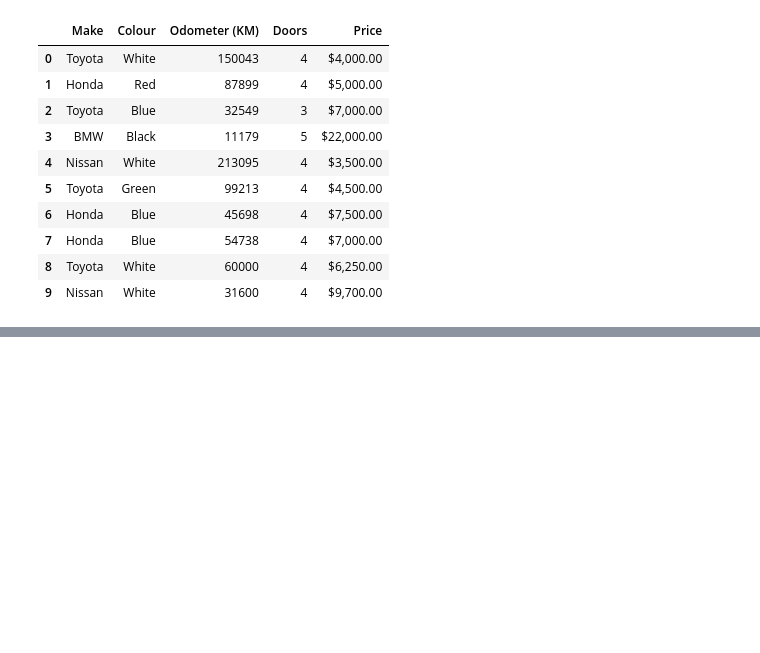
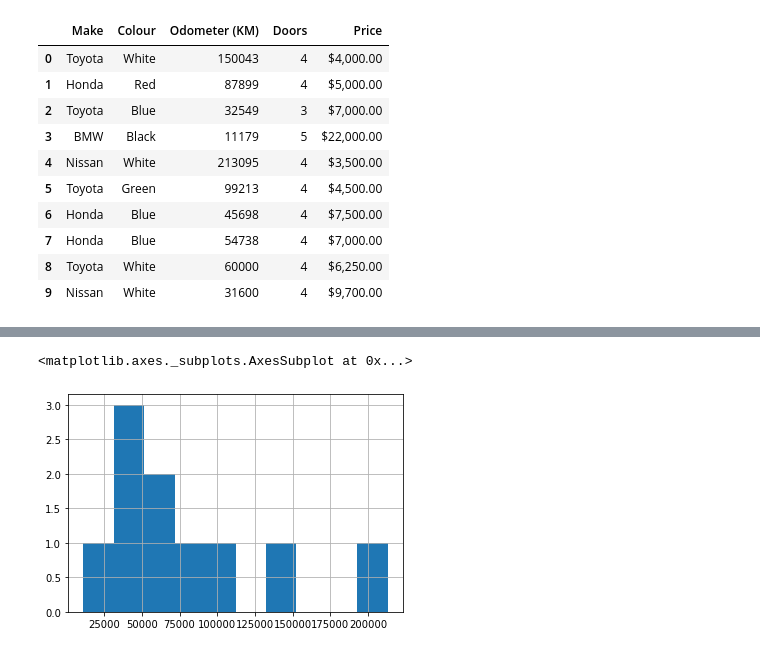
Before and after one commit to UnbiasedEagle/ml-ai, a Jupyter notebook: pandas/introduction-to-pandas.ipynb, the cells around one changed output, grey strips where cells are left out. Saved outputs shown, nothing was run; the diff lists cells and outputs as text; code cells hidden in the pictures; blank space fills up the shorter version.

```diff
--- a/pandas/introduction-to-pandas.ipynb
+++ b/pandas/introduction-to-pandas.ipynb
@@ -115,0 +305,5 @@ exported_car_Sale
+# %%
+df["Odometer (KM)"].hist()
+# %% [output]
+<matplotlib.axes._subplots.AxesSubplot at 0x...>
+[figure, added]
```
Also changed, not shown: parts of 82 cells of this notebook, 2 other files.
